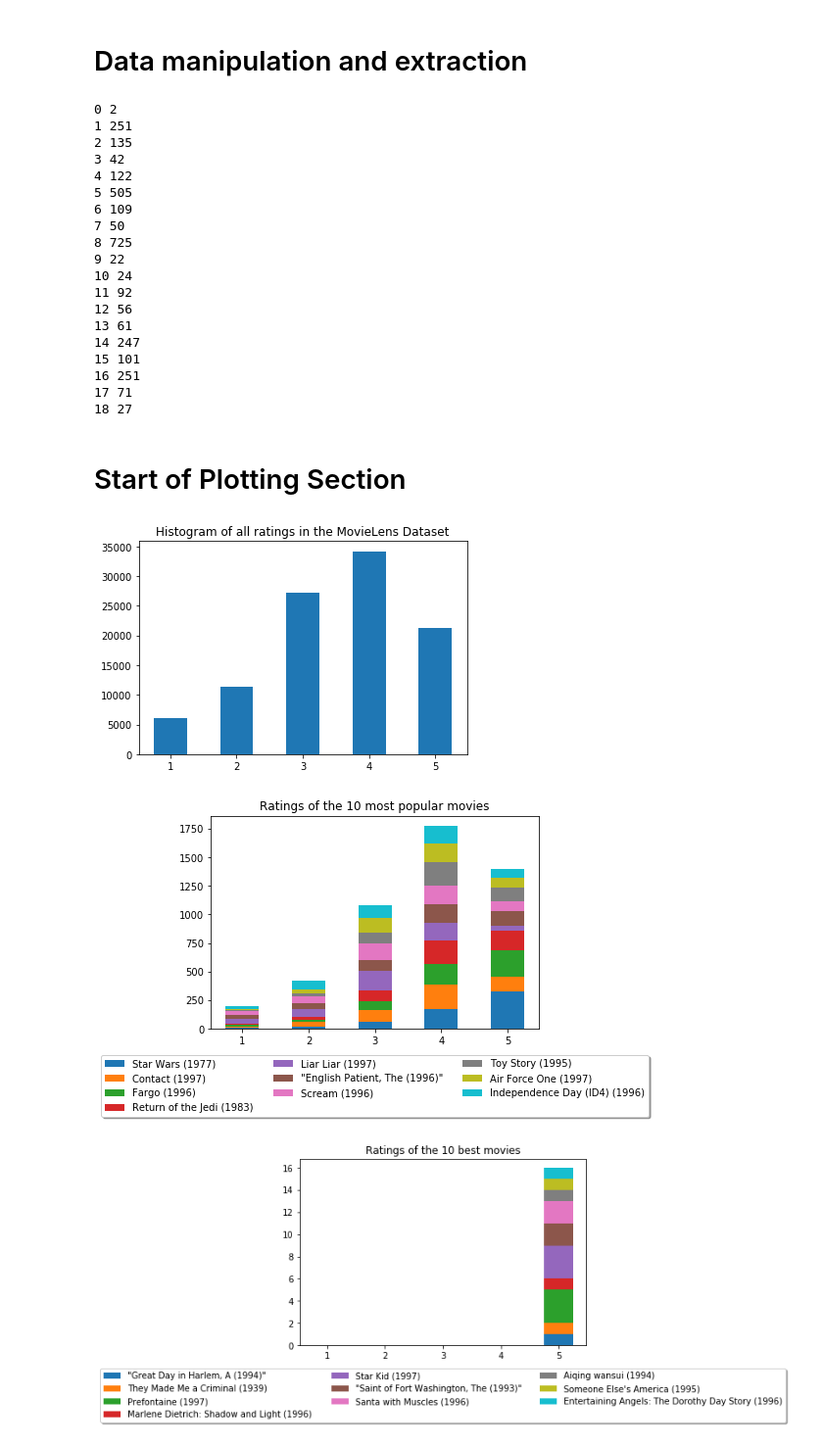
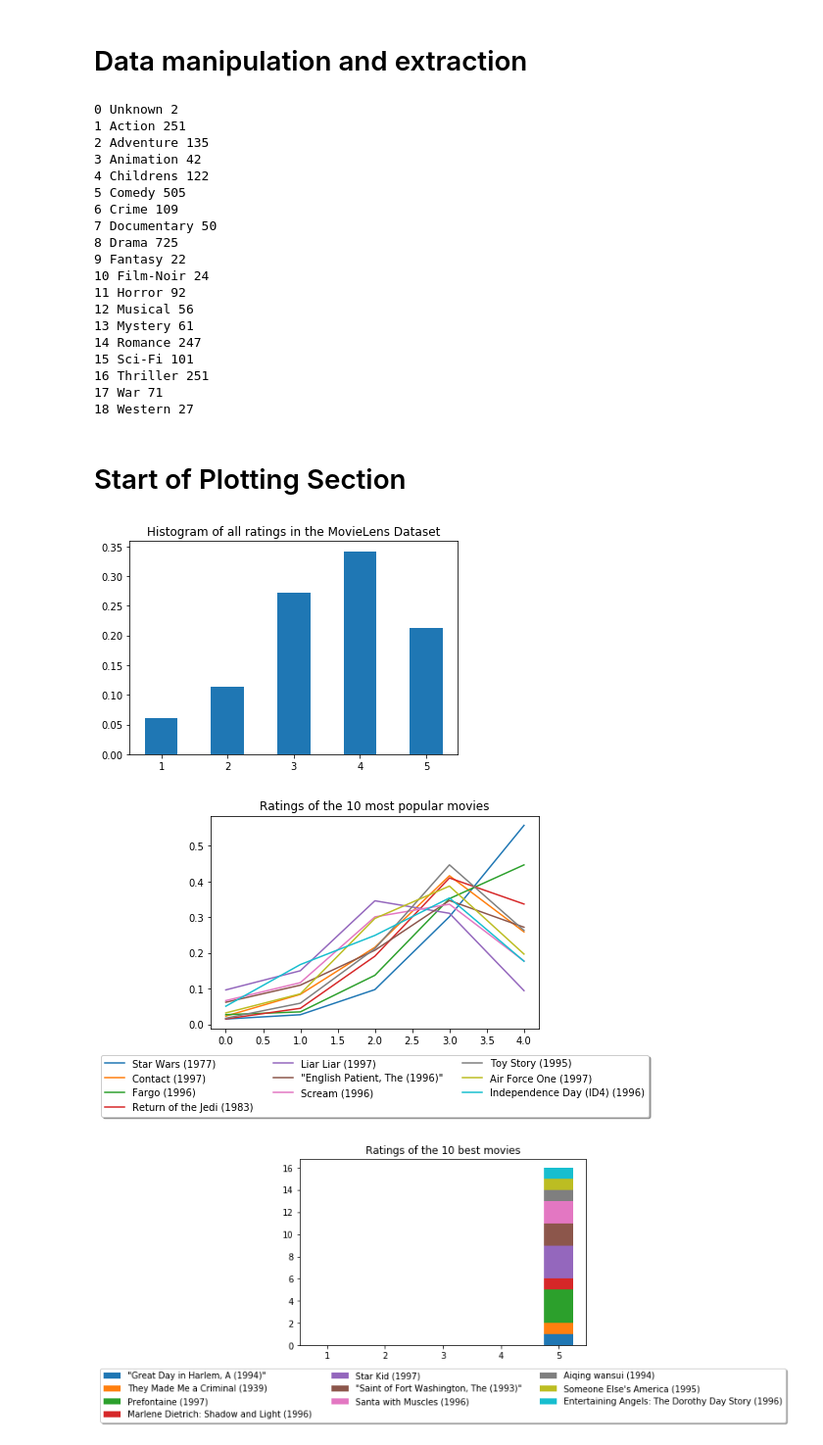
Before and after one commit to miladtaghavi/Miniproject2, a Jupyter notebook: Basic Visualizations.ipynb, the cells around one changed output. Shown at 98% size. Cells and saved outputs as stored; diff of their text form; code cells hidden in the pictures.

Commit message:
Updated the basic visualisations to change to line graph and added a comparison for 3 genres

```diff
--- a/Basic Visualizations.ipynb
+++ b/Basic Visualizations.ipynb
@@ -25,6 +25,10 @@ class Movie():
 # %%
 # Dictionary that associates each movie ID to its movie object
 movies = {}
+# Dictionary that associates each index to the genre name
+genres = dict(zip(list(range(19)), ("Unknown", "Action", "Adventure", "Animation", "Childrens", "Comedy",
+                                    "Crime", "Documentary", "Drama", "Fantasy", "Film-Noir", "Horror", "Musical",
+                                    "Mystery", "Romance", "Sci-Fi", "Thriller", "War", "Western")))
 
 # Read the list of movies and creates a dictionary of movie objects
 with open("./data/movies.txt", "r", encoding="UTF8") as f:
@@ -35,7 +39,7 @@ with open("./data/movies.txt", "r", encoding="UTF8") as f:
     while line != "":
         line = line.split("\t")
         # Convert the index to an int, convert the genres to a list of ints
-        idx, name, genres = int(line[0]), line[1], line[2:]
-        movies[idx] = Movie(idx, name, [int(x) for x in genres])
+        idx, name, genres_belong = int(line[0]), line[1], line[2:]
+        movies[idx] = Movie(idx, name, [int(x) for x in genres_belong])
 
         line = f.readline()
@@ -71,60 +85,63 @@ best10_idx = [movie.idx for movie in best10]
 # %%
 # Print how many movies fall in each genre
 for i in range(19):
-    print(i, len([movie.idx for movie in list(movies.values()) if movie.genres[i]]))
+    print(i, genres[i], len([movie.idx for movie in list(movies.values()) if movie.genres[i]]))
 
-# We decide to use 5, 8 ,16 since they have the most data
 # Collect the indices of movies that have these genres into lists
-genre5_idx = [movie.idx for movie in list(movies.values()) if movie.genres[5]]
-genre8_idx = [movie.idx for movie in list(movies.values()) if movie.genres[8]]
-genre16_idx = [movie.idx for movie in list(movies.values()) if movie.genres[16]]
+genre1_idx = [movie.idx for movie in list(movies.values()) if movie.genres[1]]
+genre2_idx = [movie.idx for movie in list(movies.values()) if movie.genres[2]]
+genre17_idx = [movie.idx for movie in list(movies.values()) if movie.genres[17]]
 # %% [output]
-0 2
-1 251
-2 135
-3 42
-4 122
-5 505
-6 109
-7 50
-8 725
-9 22
-10 24
-11 92
-12 56
-13 61
-14 247
-15 101
-16 251
-17 71
-18 27
+0 Unknown 2
+1 Action 251
+2 Adventure 135
+3 Animation 42
+4 Childrens 122
+5 Comedy 505
+6 Crime 109
+7 Documentary 50
+8 Drama 725
+9 Fantasy 22
+10 Film-Noir 24
+11 Horror 92
+12 Musical 56
+13 Mystery 61
+14 Romance 247
+15 Sci-Fi 101
+16 Thriller 251
+17 War 71
+18 Western 27
 # %% [markdown]
 # Start of Plotting Section
 # %%
 plt.title("Histogram of all ratings in the MovieLens Dataset")
-plt.hist(full_ratings, bins=[1, 2, 3, 4, 5, 6], align="left", rwidth=0.5)
+plt.hist(full_ratings, bins=[1, 2, 3, 4, 5, 6], align="left", rwidth=0.5, normed=True)
 plt.savefig("./Visualizations/Fig4-1.png", dpi=300)
 plt.show()
 # %% [output]
-[figure, old version]
+[figure, new version]
 # %%
 fig = plt.figure()
 ax = plt.subplot()
 
 ratings_arr = [movies[i].ratings for i in most_pop10_idx]
 labels_arr = [movies[i].name for i in most_pop10_idx]
 
-plt.hist(ratings_arr, bins=[1, 2, 3, 4, 5, 6], align="left", histtype="barstacked", rwidth=0.5, label=labels_arr)
+# plt.hist(ratings_arr, bins=[1, 2, 3, 4, 5, 6], align="left", histtype="barstacked", rwidth=0.5, label=labels_arr)
+for i in range(len(ratings_arr)):
+    counts = np.array([ratings_arr[i].count(j) for j in range(1,6)])
+    counts = counts / sum(counts)
+    plt.plot(counts, label=labels_arr[i])
 
 # Put a legend below current axis
 lgd = ax.legend(loc='upper center', bbox_to_anchor=(0.5, -0.1),
           fancybox=True, shadow=True, ncol=3)
 
 ax.set_title("Ratings of the 10 most popular movies")
 plt.savefig("./Visualizations/Fig4-2.png", dpi=300, bbox_extra_artists=(lgd,), bbox_inches='tight')
 plt.show()
 # %% [output]
-[figure, old version]
+[figure, new version]
 # %%
 fig = plt.figure()
 ax = plt.subplot()
```
Also changed, not shown: parts of 5 cells of this notebook, 6 other files.
